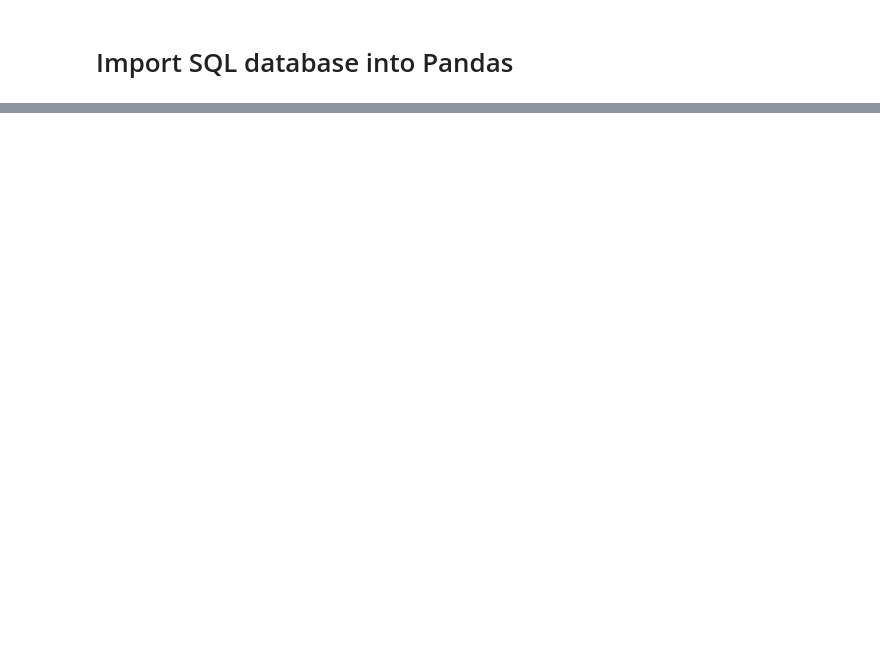
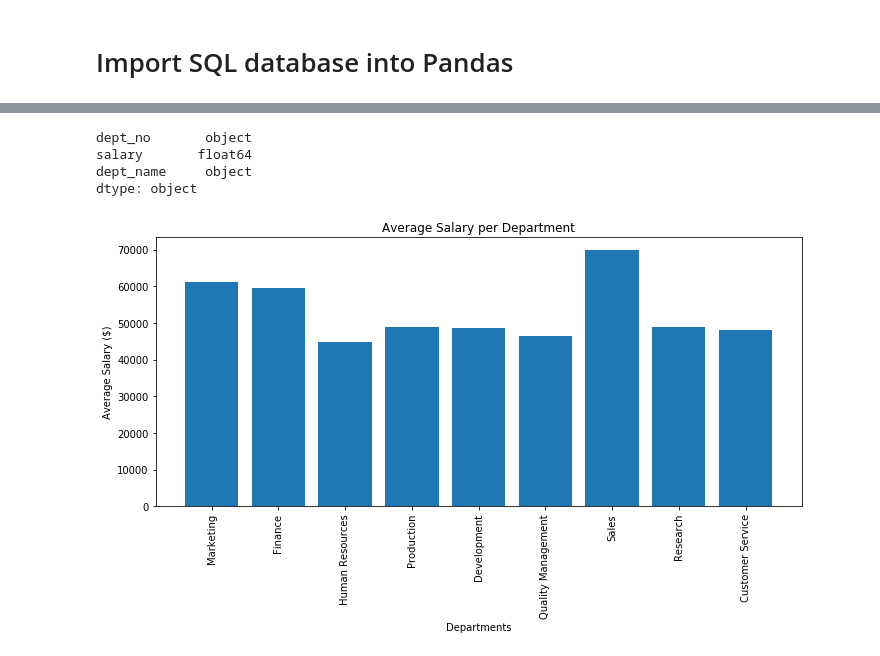
Before and after one commit to debrawu/sql-challenge, a Jupyter notebook: EmployeeSQL/SQL BONUS.ipynb, the cells around one changed output, grey strips where cells are left out. Drawn from its saved outputs; the diff is of its cells as text; code cells hidden in the pictures; blank space fills up the shorter version.

```diff
--- a/EmployeeSQL/SQL BONUS.ipynb
+++ b/EmployeeSQL/SQL BONUS.ipynb
@@ -10,0 +51,4 @@ ModuleNotFoundError: No module named 'psycopg2'
+# %%
+#import title
+dept_name_df = pd.read_sql("SELECT * FROM dept_name", connection)
+dept_name_df.head()
@@ -10,0 +62,4 @@ ModuleNotFoundError: No module named 'psycopg2'
+# %%
+#import assignments
+emp_assign_df = pd.read_sql("SELECT * FROM emp_dept_assignment", connection)
+emp_assign_df.head()
@@ -10,0 +83,19 @@ ModuleNotFoundError: No module named 'psycopg2'
+# %%
+#Create a bar chart of average salary by title
+
+#merge tables together: employee assignments & salaries
+salary_title = salary_df.merge(emp_assign_df, on='emp_no', how='left')
+salary_title
+
+#groubpy by dept_no
+departments = salary_title.groupby('dept_no')
+
+avg_salary = departments['salary'].mean()
+avg_salary
+
+avgsal1 = pd.DataFrame(avg_salary)
+
+#merge title to dataframe
+
+title_sal_avg = avgsal1.merge(dept_name_df, on='dept_no', how='left')
+title_sal_avg
@@ -10,0 +113,22 @@ ModuleNotFoundError: No module named 'psycopg2'
+# %%
+title_sal_avg.dtypes
+# %% [output]
+dept_no       object
+salary       float64
+dept_name     object
+dtype: object
+# %%
+#create bar chart
+
+x_axis = np.arange(len(title_sal_avg['dept_name']))
+
+plt.figure(figsize=(10,6))
+plt.bar(x=x_axis, height=title_sal_avg['salary'])
+plt.xticks(x_axis, title_sal_avg['dept_name'], rotation=90)
+plt.ylabel('Average Salary ($)')
+plt.xlabel('Departments')
+plt.title('Average Salary per Department')
+plt.tight_layout()
+plt.savefig('AvgSalaryBar')
+# %% [output]
+[figure, added]
```
Also changed, not shown: parts of 8 cells of this notebook, 9 other files.
